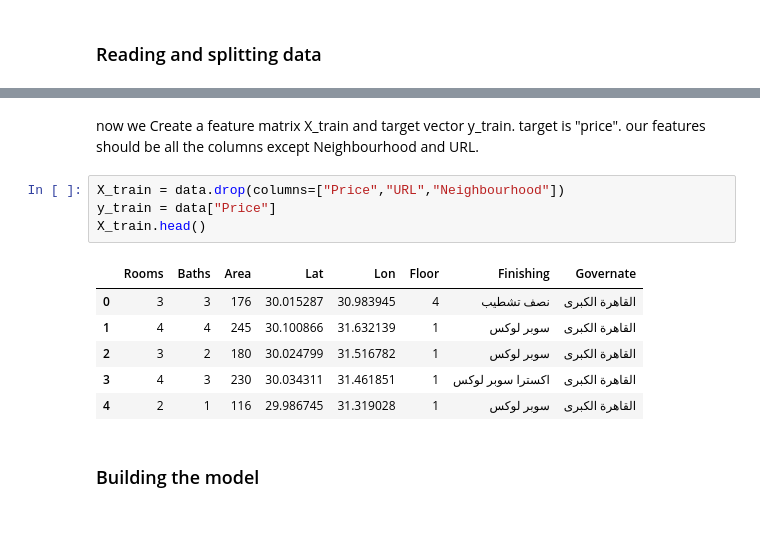
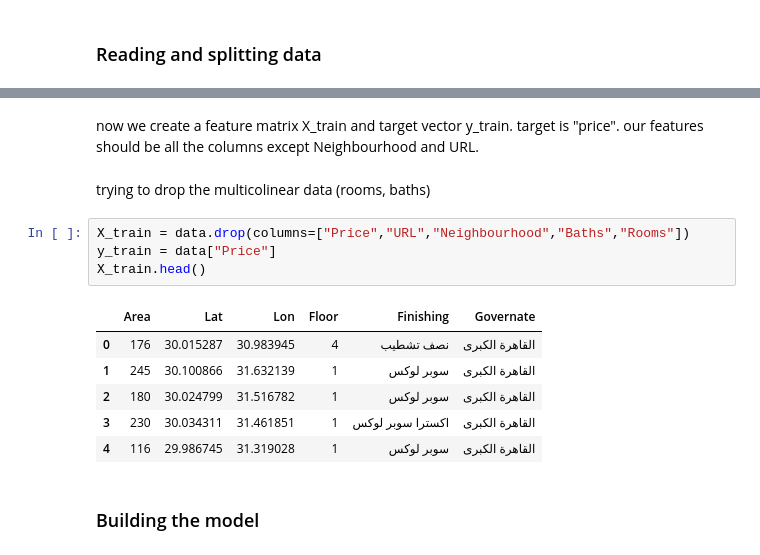
Before and after one commit to mohamedabdomm2/housing-project, a Jupyter notebook: 04_price_prediction_model.ipynb, the cells around one changed output, grey strips where cells are left out. Drawn from its saved outputs; the diff is of its cells as text; blank space fills up the shorter version.

```diff
--- a/04_price_prediction_model.ipynb
+++ b/04_price_prediction_model.ipynb
@@ -18,18 +18,20 @@ data.head(3)
 | 1 | https://aqarmap.com.eg/ar/listing... | 13000000 | 4 | 4 | 245 | 30.100866 | 31.632139 | 1 | سوبر لوكس | القاهرة الكبرى | ... |
 | 2 | https://aqarmap.com.eg/ar/listing... | 7500000 | 3 | 2 | 180 | 30.024799 | 31.516782 | 1 | سوبر لوكس | القاهرة الكبرى | ... |
 # %% [markdown]
-now we Create a feature matrix X_train and target vector y_train. target is "price". our features should be all the columns except Neighbourhood and URL.
+now we create a feature matrix X_train and target vector y_train. target is "price". our features should be all the columns except Neighbourhood and URL.
+# %% [markdown]
+trying to drop the multicolinear data (rooms, baths)
 # %%
-X_train = data.drop(columns=["Price","URL","Neighbourhood"])
+X_train = data.drop(columns=["Price","URL","Neighbourhood","Baths","Rooms"])
 y_train = data["Price"]
 X_train.head()
 # %% [output]
-|  | Rooms | Baths | Area | Lat | Lon | Floor | Finishing | Governate |
-| 0 | 3 | 3 | 176 | 30.015287 | 30.983945 | 4 | نصف تشطيب | القاهرة الكبرى |
-| 1 | 4 | 4 | 245 | 30.100866 | 31.632139 | 1 | سوبر لوكس | القاهرة الكبرى |
-| 2 | 3 | 2 | 180 | 30.024799 | 31.516782 | 1 | سوبر لوكس | القاهرة الكبرى |
-| 3 | 4 | 3 | 230 | 30.034311 | 31.461851 | 1 | اكسترا سوبر لوكس | القاهرة الكبرى |
-| 4 | 2 | 1 | 116 | 29.986745 | 31.319028 | 1 | سوبر لوكس | القاهرة الكبرى |
+|  | Area | Lat | Lon | Floor | Finishing | Governate |
+| 0 | 176 | 30.015287 | 30.983945 | 4 | نصف تشطيب | القاهرة الكبرى |
+| 1 | 245 | 30.100866 | 31.632139 | 1 | سوبر لوكس | القاهرة الكبرى |
+| 2 | 180 | 30.024799 | 31.516782 | 1 | سوبر لوكس | القاهرة الكبرى |
+| 3 | 230 | 30.034311 | 31.461851 | 1 | اكسترا سوبر لوكس | القاهرة الكبرى |
+| 4 | 116 | 29.986745 | 31.319028 | 1 | سوبر لوكس | القاهرة الكبرى |
 # %% [markdown]
 ### Building the model
 # %%
```
Also changed, not shown: parts of 11 cells of this notebook, 3 other files.
